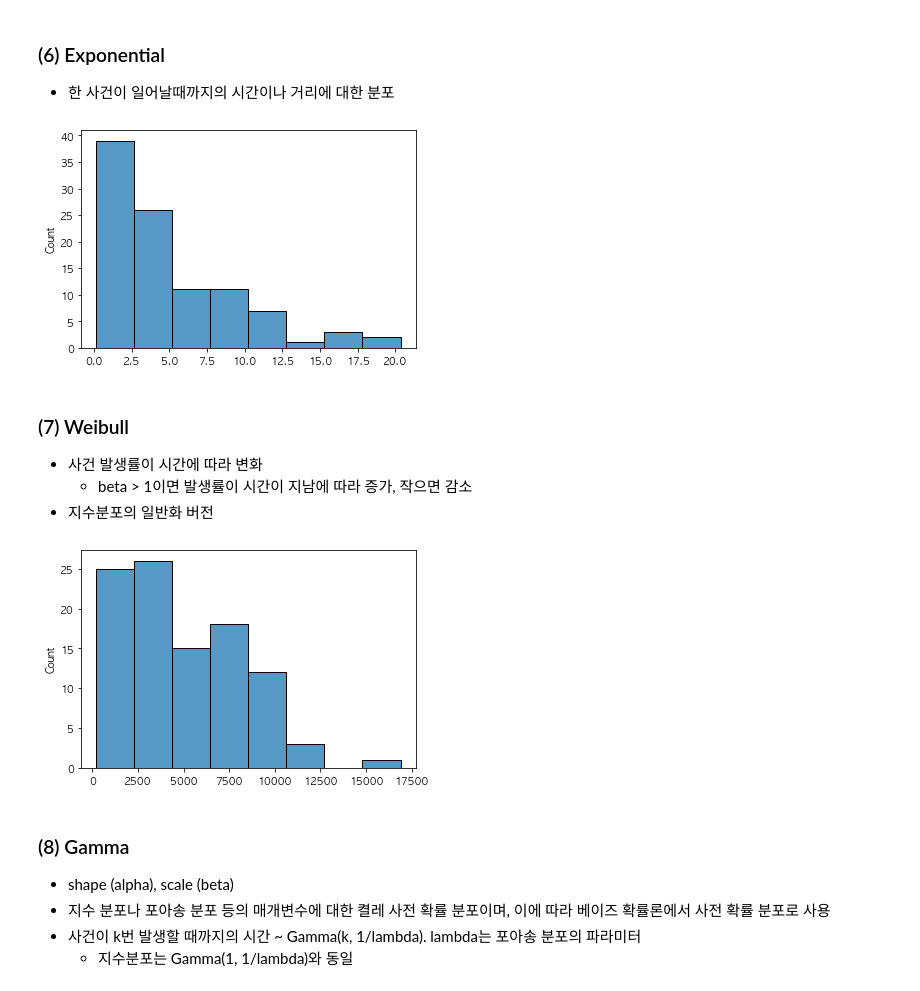
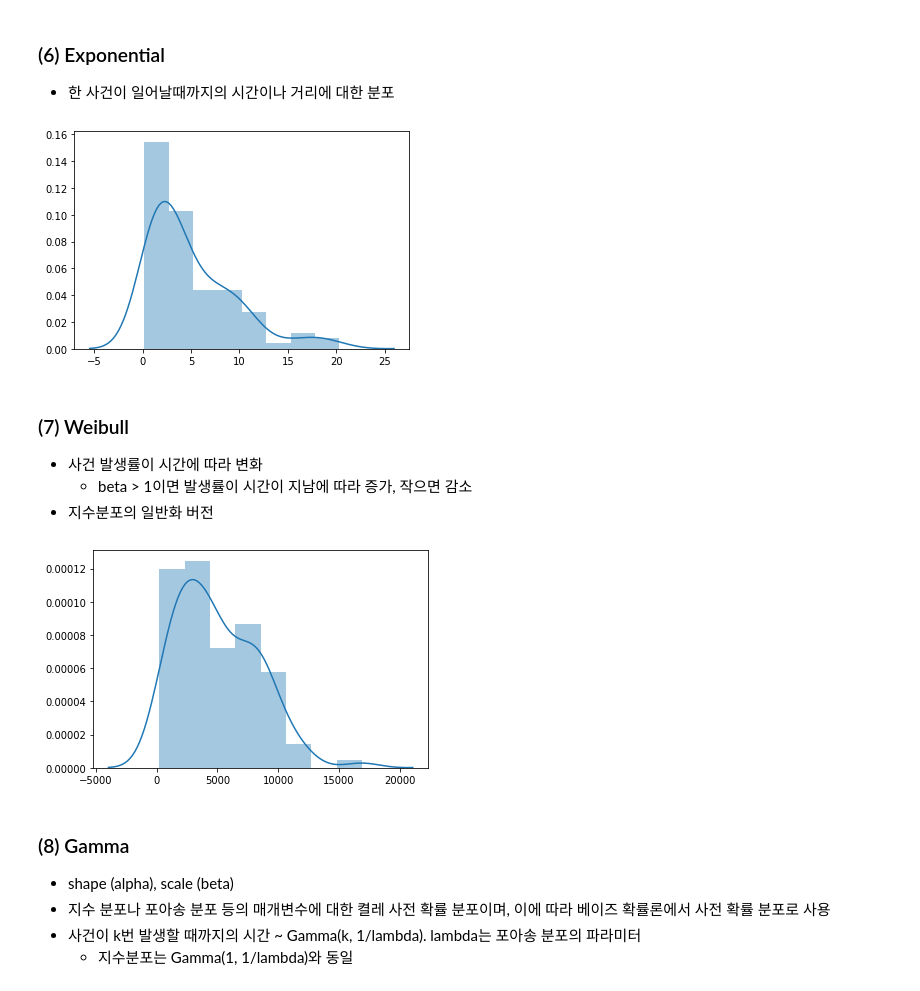
Before and after one commit to hjben/adp, a Jupyter notebook: 10_codebook_STAT-DESCRIPTIVE.ipynb, the cells around one changed output. Saved outputs shown, nothing was run; the diff lists cells and outputs as text; code cells hidden in the pictures.

```diff
--- a/10_codebook_STAT-DESCRIPTIVE.ipynb
+++ b/10_codebook_STAT-DESCRIPTIVE.ipynb
@@ -693,10 +765,10 @@ array([2.30361989e-01, 1.75326213e-01, 1.37509636e-01, 1.10124770e-01,
 - 한 사건이 일어날때까지의 시간이나 거리에 대한 분포
 # %%
 sample = stats.expon.rvs(scale=5, size=100) # 주기별 평균 사건 수 5
-sns.histplot(sample)
+sns.distplot(sample)
 plt.show()
 # %% [output]
-[figure, old version]
+[figure, new version]
 # %% [markdown]
 ### (7)  Weibull
 - 사건 발생률이 시간에 따라 변화
@@ -704,10 +776,10 @@ plt.show()
 - 지수분포의 일반화 버전
 # %%
 sample = stats.weibull_min.rvs(1.5, scale=5000, size=100) # beta 1.5
-sns.histplot(sample)
+sns.distplot(sample)
 plt.show()
 # %% [output]
-[figure, old version]
+[figure, new version]
 # %% [markdown]
 ### (8) Gamma
 - shape (alpha), scale (beta)
```
Also changed, not shown: parts of 65 cells of this notebook.
